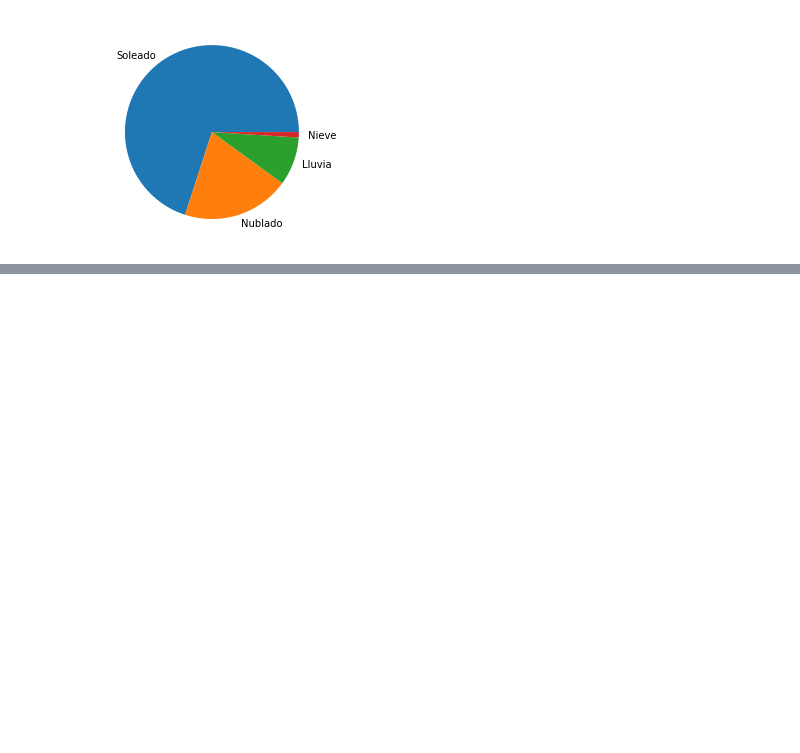
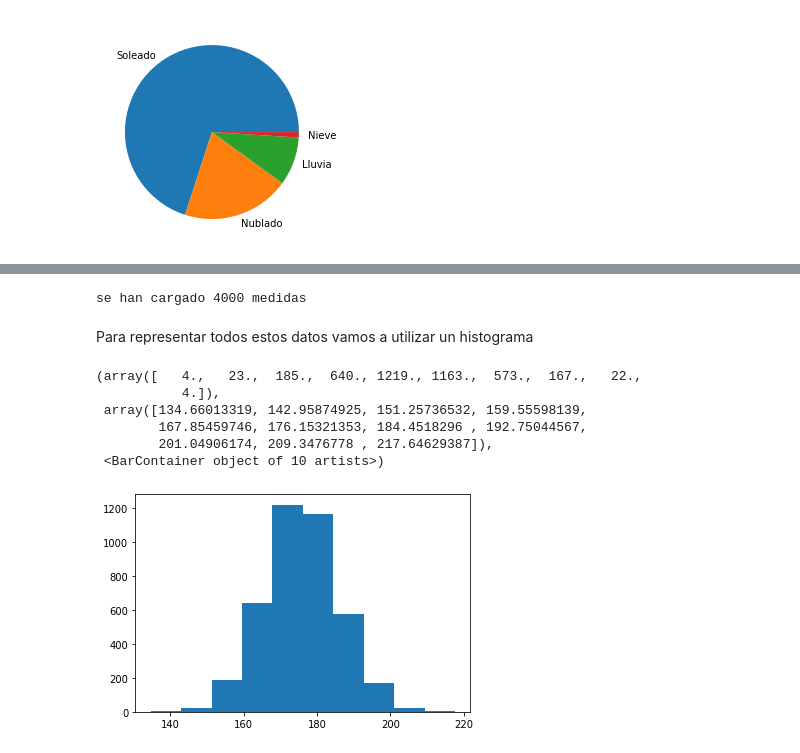
Before and after one commit to dgtrabada/python, a Jupyter notebook: 07_Matplotlib/Matplotlib.ipynb, the cells around one changed output, grey strips where cells are left out. Cells and saved outputs as stored; diff of their text form; code cells hidden in the pictures; blank space fills up the shorter version.

```diff
--- a/07_Matplotlib/Matplotlib.ipynb
+++ b/07_Matplotlib/Matplotlib.ipynb
@@ -204,0 +185,19 @@ Representa también la función con D/2, busca y representa también como poner
+# %%
+import numpy as np
+data = np.load('medida_H18.npz')
+M=data['x']
+print("se han cargado",len(M), "medidas")
+# %% [output]
+se han cargado 4000 medidas
+# %% [markdown]
+Para representar todos estos datos vamos a utilizar un histograma
+# %%
+plt.hist(M)
+# %% [output]
+(array([   4.,   23.,  185.,  640., 1219., 1163.,  573.,  167.,   22.,
+           4.]),
+ array([134.66013319, 142.95874925, 151.25736532, 159.55598139,
+        167.85459746, 176.15321353, 184.4518296 , 192.75044567,
+        201.04906174, 209.3476778 , 217.64629387]),
+ <BarContainer object of 10 artists>)
+[figure, added]
```
Also changed, not shown: parts of 22 cells of this notebook, 3 other files.
